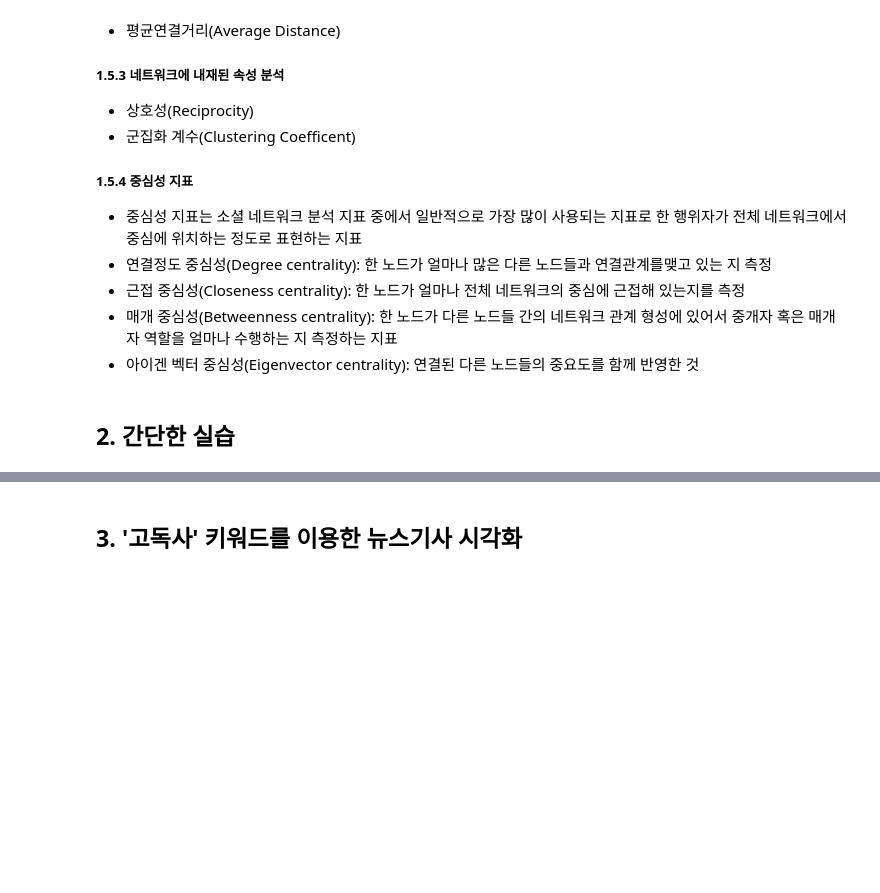
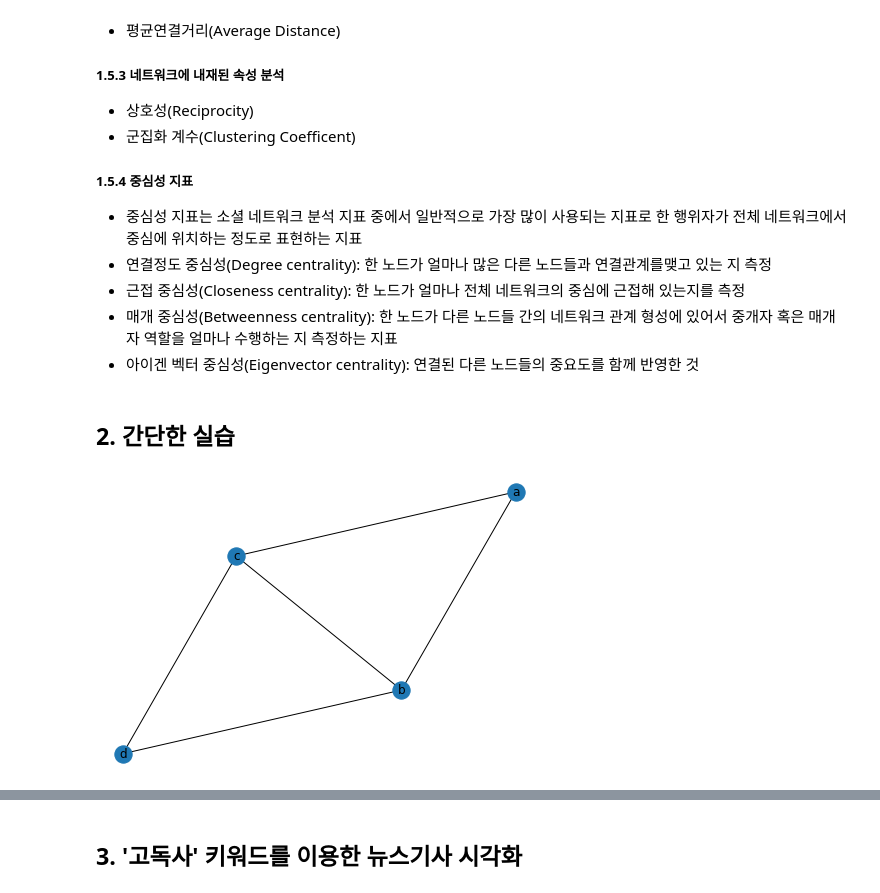
Before and after one commit to SEHYOUNGKIM/BA_week2_SeHyoung, a Jupyter notebook: network_analysis.ipynb, the cells around one changed output, grey strips where cells are left out. Drawn from its saved outputs; the diff is of its cells as text; code cells hidden in the pictures; blank space fills up the shorter version.

```diff
--- a/network_analysis.ipynb
+++ b/network_analysis.ipynb
@@ -77,0 +83,8 @@
+# %%
+G = nx.Graph()
+G.add_nodes_from(['a','b','c','d'])
+G.add_edges_from([('a','b'),('a','b'),('b','c'),('b','d'),('a','c'),('b','c'),('c','d'),('c','a')])
+nx.draw(G, with_labels = True) #with_labes = true 를 통해 노드명을 표기!
+plt.show()
+# %% [output]
+[figure, added]
```
Also changed, not shown: parts of 7 cells of this notebook.
